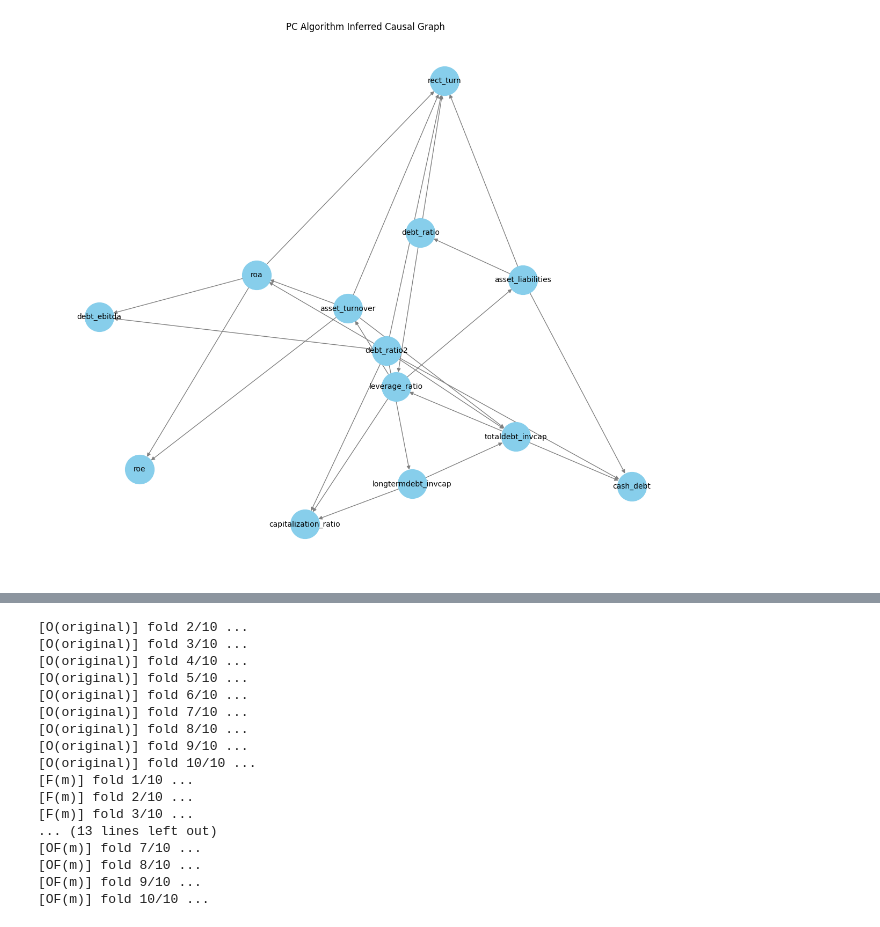
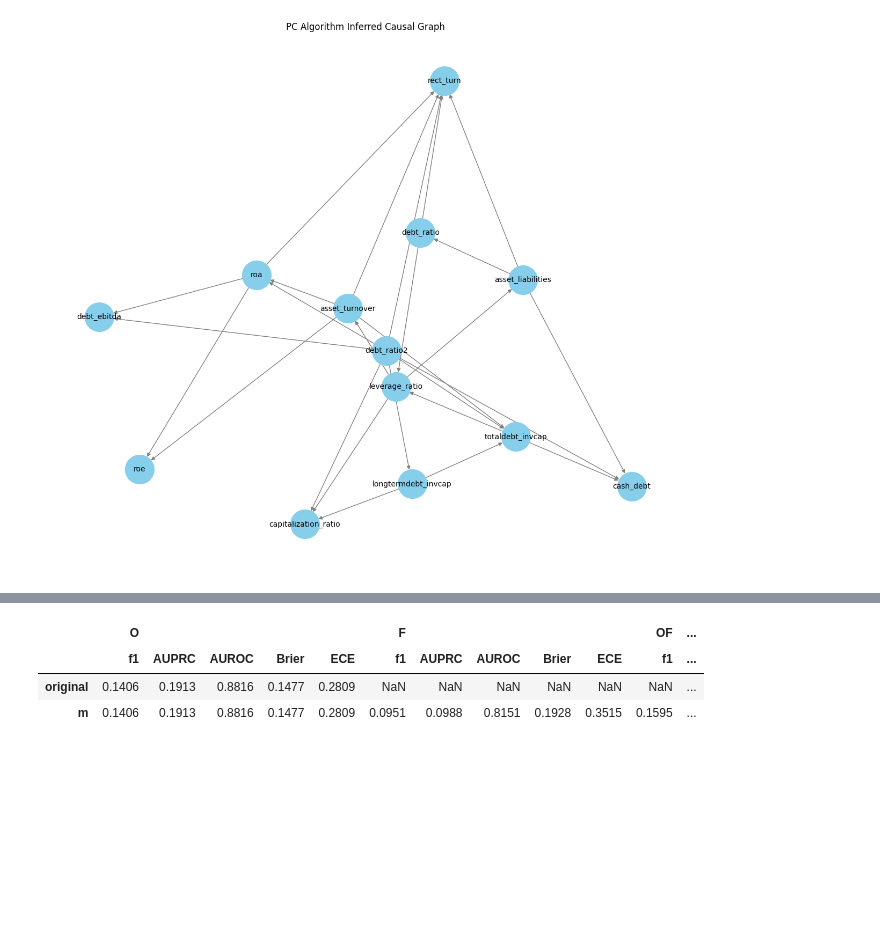
Before and after one commit to sosomeet/Bank_Failure_Prediction_2, a Jupyter notebook: PC_pred_Logit.ipynb, the cells around one changed output, grey strips where cells are left out. Drawn from its saved outputs; the diff is of its cells as text; code cells hidden in the pictures; blank space fills up the shorter version.

```diff
--- a/PC_pred_Logit.ipynb
+++ b/PC_pred_Logit.ipynb
@@ -42,7 +42,7 @@ plt.show()
 # %%
 # ============================================
 # PC → Top-15 edges (by |partial corr|) → mul features only
-# → O/F/OF 3세트 → RandomForest 평가(10-fold)
+# → O/F/OF 3세트 → Logistic Regression 평가(10-fold)
 # 결과: 행[original, m] × 열[O,F,OF × f1,AUPRC,AUROC,Brier,ECE]
 # ============================================
 
@@ -52,8 +52,9 @@ from pathlib import Path
 from typing import List, Dict
 
 from sklearn.model_selection import StratifiedKFold, train_test_split
+from sklearn.preprocessing import StandardScaler
 from sklearn.metrics import f1_score, roc_auc_score, average_precision_score, brier_score_loss
-from sklearn.ensemble import RandomForestClassifier
+from sklearn.linear_model import LogisticRegression
 
 # PC (causal-learn)
 # 필요 시: pip install causallearn
@@ -71,21 +72,19 @@ N_SPLITS    = 10
 RANDOM_STATE = 42
 PRINT_PROGRESS = True
 
-# RandomForest 설정
-RF_PARAMS = dict(
-    n_estimators=400,          # 더 빠르게: 200~300
-    max_depth=None,
-    min_samples_split=2,
-    min_samples_leaf=1,
-    max_features="sqrt",
-    bootstrap=True,
-    class_weight="balanced",   # 불균형 보정
-    n_jobs=-1,
+# Logistic Regression 설정
+LOGIT_PARAMS = dict(
+    penalty="l2",
+    C=1.0,
+    solver="lbfgs",          # 안정적이며 확률 출력 지원
+    max_iter=1000,
+    class_weight="balanced",
+    n_jobs=None,             # lbfgs는 내부적으로 미사용하지만 파라미터는 허용
     random_state=RANDOM_STATE
 )
 
 SAVE_CSV  = False
-SAVE_PATH = "pc_rf_report.csv"
+SAVE_PATH = "pc_logit_report.csv"
 NA_MARK   = "N/A"
 # -------------------------
 
@@ -164,25 +163,30 @@ def expected_calibration_error(y_true, y_prob, n_bins: int = 10) -> float:
         ece += (mask.sum() / total) * abs(acc - conf)
     return float(ece)
 
-# 6) RandomForest CV
-def run_cv_rf(X: pd.DataFrame, y: pd.Series, n_splits=10, random_state=42, tag: str = "") -> Dict[str, float]:
+# 6) Logistic Regression CV (폴드별 스케일링)
+def run_cv_logit(X: pd.DataFrame, y: pd.Series, n_splits=10, random_state=42, tag: str = "") -> Dict[str, float]:
     skf = StratifiedKFold(n_splits=n_splits, shuffle=True, random_state=random_state)
     f1s, auprcs, aurocs, briers, eces = [], [], [], [], []
 
-    X_np = X.values
+    X_np = X.values.astype(np.float32)
     y_np = y.values.astype(int)
 
     for fold, (tr_idx, te_idx) in enumerate(skf.split(X_np, y_np), start=1):
         if PRINT_PROGRESS and tag:
             print(f"[{tag}] fold {fold}/{n_splits} ...", flush=True)
 
-        X_tr, X_te = X.iloc[tr_idx], X.iloc[te_idx]
-        y_tr, y_te = y.iloc[tr_idx], y.iloc[te_idx]
+        X_tr, X_te = X_np[tr_idx], X_np[te_idx]
+        y_tr, y_te = y_np[tr_idx], y_np[te_idx]
 
-        clf = RandomForestClassifier(**RF_PARAMS)
-        clf.fit(X_tr, y_tr)
+        # 스케일러는 훈련 데이터 기준으로 적합
+        scaler = StandardScaler()
+        X_tr_sc = scaler.fit_transform(X_tr)
+        X_te_sc = scaler.transform(X_te)
 
-        y_proba = clf.predict_proba(X_te)[:, 1]
+        clf = LogisticRegression(**LOGIT_PARAMS)
+        clf.fit(X_tr_sc, y_tr)
+
+        y_proba = clf.predict_proba(X_te_sc)[:, 1]
         y_pred  = (y_proba >= 0.5).astype(int)
 
         f1s.append(f1_score(y_te, y_pred, zero_division=0))
@@ -206,9 +210,9 @@ def run_cv_rf(X: pd.DataFrame, y: pd.Series, n_splits=10, random_state=42, tag:
     }
 
 # 7) 평가 (O는 1회만 학습 → 재사용)
-res_O    = run_cv_rf(X_base, y, n_splits=N_SPLITS, random_state=RANDOM_STATE, tag="O(original)")
-res_F_m  = run_cv_rf(Xf_m,   y, n_splits=N_SPLITS, random_state=RANDOM_STATE, tag="F(m)")
-res_OF_m = run_cv_rf(pd.concat([X_base, Xf_m], axis=1), y, n_splits=N_SPLITS, random_state=RANDOM_STATE, tag="OF(m)")
+res_O    = run_cv_logit(X_base, y, n_splits=N_SPLITS, random_state=RANDOM_STATE, tag="O(original)")
+res_F_m  = run_cv_logit(Xf_m,   y, n_splits=N_SPLITS, random_state=RANDOM_STATE, tag="F(m)")
+res_OF_m = run_cv_logit(pd.concat([X_base, Xf_m], axis=1), y, n_splits=N_SPLITS, random_state=RANDOM_STATE, tag="OF(m)")
 
 # 8) 리포트
 col_top = ["O", "F", "OF"]
@@ -230,10 +234,5 @@ for met in col_metrics:
 
 report = report.astype(float).round(4)
 report
-
-# 저장 옵션
-if SAVE_CSV:
-    report.to_csv(SAVE_PATH, encoding="utf-8-sig", na_rep=NA_MARK)
-    print(f"Saved: {SAVE_PATH} (na_rep='{NA_MARK}')")
 # %% [output]
 [O(original)] fold 1/10 ...
@@ -240,20 +255,7 @@ if SAVE_CSV:
-[O(original)] fold 2/10 ...
-[O(original)] fold 3/10 ...
-[O(original)] fold 4/10 ...
-[O(original)] fold 5/10 ...
-[O(original)] fold 6/10 ...
-[O(original)] fold 7/10 ...
-[O(original)] fold 8/10 ...
-[O(original)] fold 9/10 ...
-[O(original)] fold 10/10 ...
-[F(m)] fold 1/10 ...
-[F(m)] fold 2/10 ...
-[F(m)] fold 3/10 ...
-... (13 lines left out)
-[OF(m)] fold 7/10 ...
-[OF(m)] fold 8/10 ...
-[OF(m)] fold 9/10 ...
-[OF(m)] fold 10/10 ...
+|  | O |  |  |  |  | F |  |  |  |  | OF | ... |
+|  | f1 | AUPRC | AUROC | Brier | ECE | f1 | AUPRC | AUROC | Brier | ECE | f1 | ... |
+| original | 0.1406 | 0.1913 | 0.8816 | 0.1477 | 0.2809 | NaN | NaN | NaN | NaN | NaN | NaN | ... |
+| m | 0.1406 | 0.1913 | 0.8816 | 0.1477 | 0.2809 | 0.0951 | 0.0988 | 0.8151 | 0.1928 | 0.3515 | 0.1595 | ... |
 # %%
 # report: MultiIndex 컬럼의 결과 DataFrame이 이미 존재한다고 가정
 # format 옵션: "multi" | "flat" | "long"
```
Also changed, not shown: parts of 2 cells of this notebook, 23 other files.
